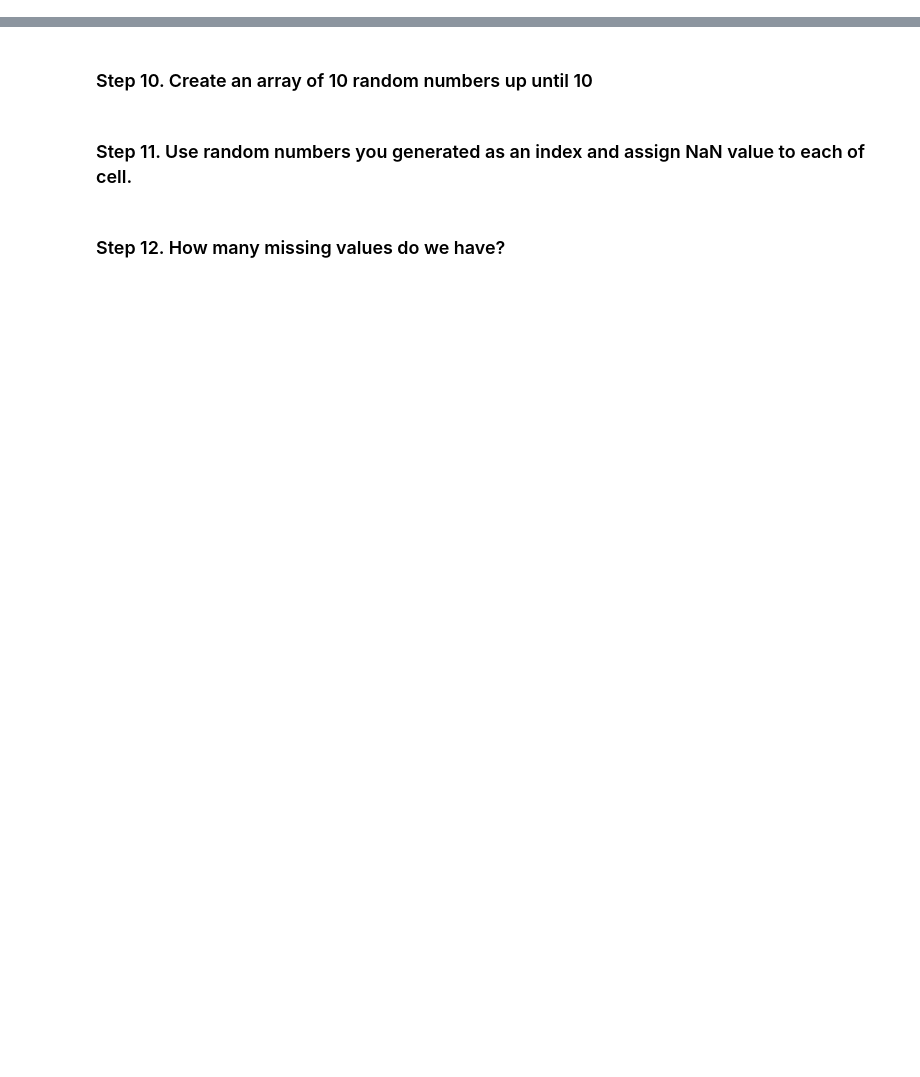
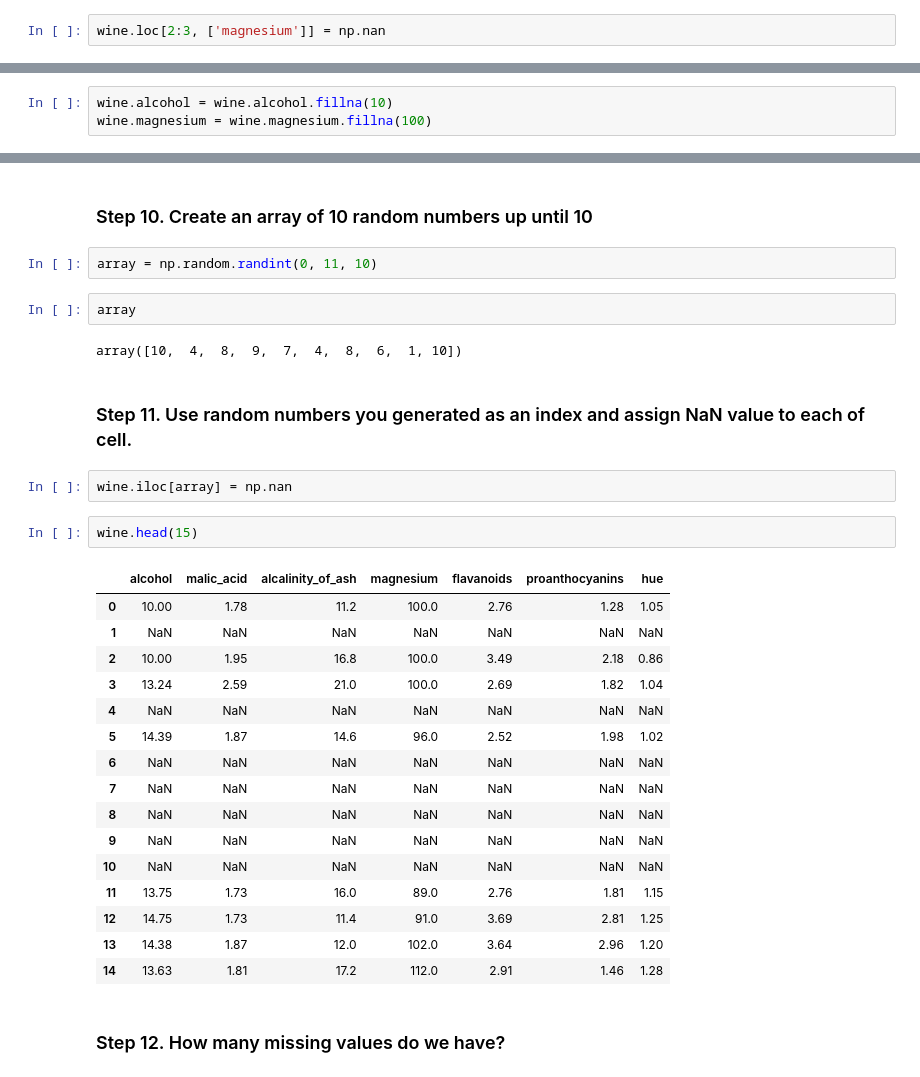
Before and after one commit to omj3424/Python_Programming_Study, a Jupyter notebook: pandas_exercises/10_Deleting/Wine/Exercises.ipynb, the cells around one changed output, grey strips where cells are left out. Drawn from its saved outputs; the diff is of its cells as text; blank space fills up the shorter version.

```diff
--- a/pandas_exercises/10_Deleting/Wine/Exercises.ipynb
+++ b/pandas_exercises/10_Deleting/Wine/Exercises.ipynb
@@ -71,2 +105,4 @@ The attributes are (donated by Riccardo Leardi, riclea '@' anchem.unige.it):
 # %% [markdown]
 ### Step 7. Now set the value of the rows 3 and 4 of magnesium as NaN
+# %%
+wine.loc[2:3, ['magnesium']] = np.nan
@@ -73,2 +125,5 @@ The attributes are (donated by Riccardo Leardi, riclea '@' anchem.unige.it):
 # %% [markdown]
 ### Step 8. Fill the value of NaN with the number 10 in alcohol and 100 in magnesium
+# %%
+wine.alcohol = wine.alcohol.fillna(10)
+wine.magnesium = wine.magnesium.fillna(100)
@@ -77,6 +160,33 @@ The attributes are (donated by Riccardo Leardi, riclea '@' anchem.unige.it):
 # %% [markdown]
 ### Step 10.  Create an array of 10 random numbers up until 10
+# %%
+array = np.random.randint(0, 11, 10)
+# %%
+array
+# %% [output]
+array([10,  4,  8,  9,  7,  4,  8,  6,  1, 10])
 # %% [markdown]
 ### Step 11.  Use random numbers you generated as an index and assign NaN value to each of cell.
+# %%
+wine.iloc[array] = np.nan
+# %%
+wine.head(15)
+# %% [output]
+|  | alcohol | malic_acid | alcalinity_of_ash | magnesium | flavanoids | proanthocyanins | hue |
+| 0 | 10.00 | 1.78 | 11.2 | 100.0 | 2.76 | 1.28 | 1.05 |
+| 1 | NaN | NaN | NaN | NaN | NaN | NaN | NaN |
+| 2 | 10.00 | 1.95 | 16.8 | 100.0 | 3.49 | 2.18 | 0.86 |
+| 3 | 13.24 | 2.59 | 21.0 | 100.0 | 2.69 | 1.82 | 1.04 |
+| 4 | NaN | NaN | NaN | NaN | NaN | NaN | NaN |
+| 5 | 14.39 | 1.87 | 14.6 | 96.0 | 2.52 | 1.98 | 1.02 |
+| 6 | NaN | NaN | NaN | NaN | NaN | NaN | NaN |
+| 7 | NaN | NaN | NaN | NaN | NaN | NaN | NaN |
+| 8 | NaN | NaN | NaN | NaN | NaN | NaN | NaN |
+| 9 | NaN | NaN | NaN | NaN | NaN | NaN | NaN |
+| 10 | NaN | NaN | NaN | NaN | NaN | NaN | NaN |
+| 11 | 13.75 | 1.73 | 16.0 | 89.0 | 2.76 | 1.81 | 1.15 |
+| 12 | 14.75 | 1.73 | 11.4 | 91.0 | 3.69 | 2.81 | 1.25 |
+| 13 | 14.38 | 1.87 | 12.0 | 102.0 | 3.64 | 2.96 | 1.20 |
+| 14 | 13.63 | 1.81 | 17.2 | 112.0 | 2.91 | 1.46 | 1.28 |
 # %% [markdown]
 ### Step 12.  How many missing values do we have?
```
Also changed, not shown: parts of 13 cells of this notebook.
